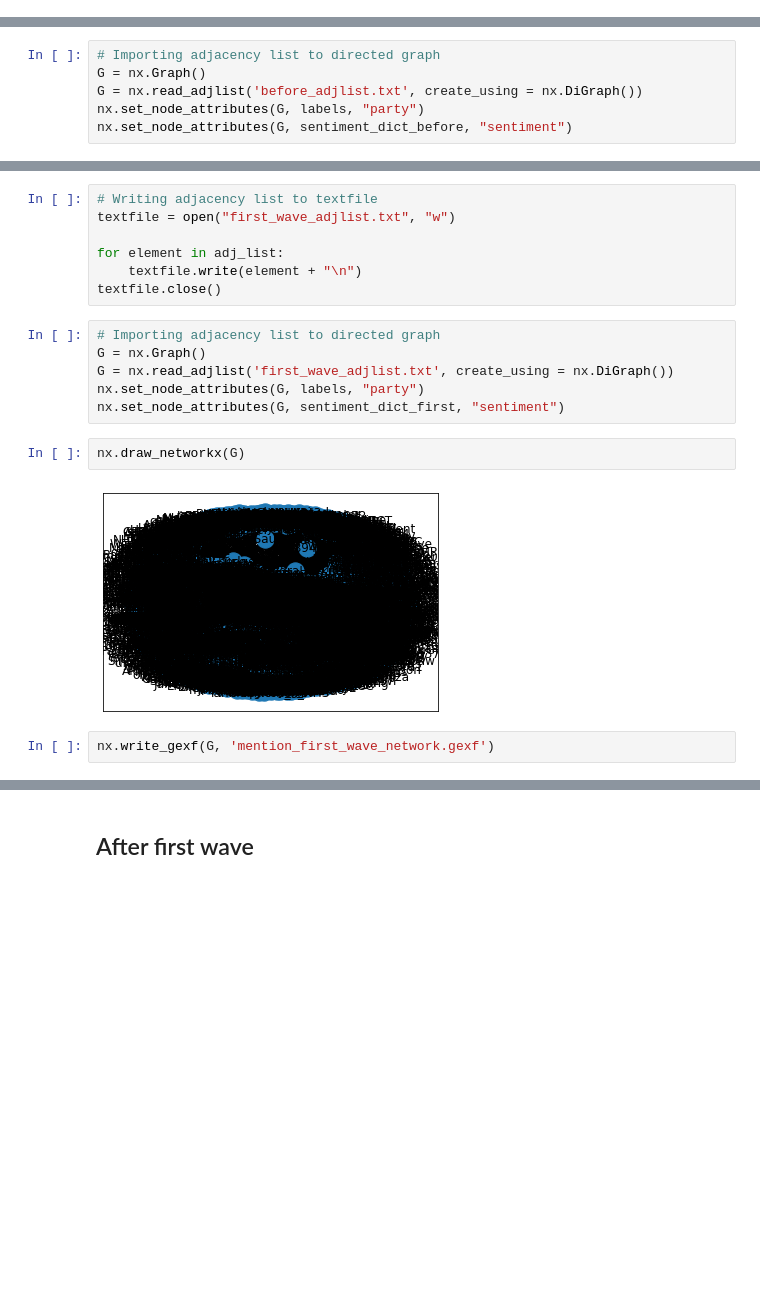
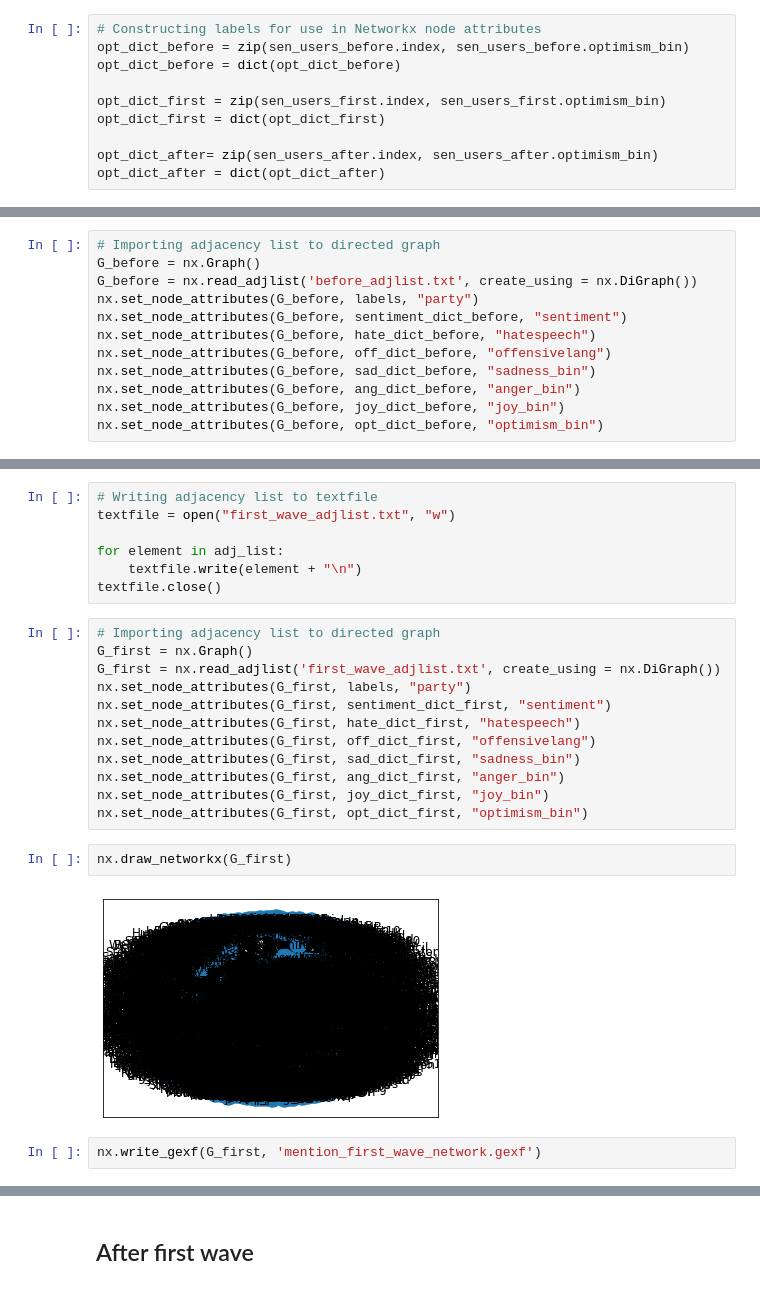
Before and after one commit to Iseratho/sicss-idea-6, a Jupyter notebook: graphs/Network generations.ipynb, the cells around one changed output, grey strips where cells are left out. Saved outputs shown, nothing was run; the diff lists cells and outputs as text; blank space fills up the shorter version.

```diff
--- a/graphs/Network generations.ipynb
+++ b/graphs/Network generations.ipynb
@@ -162,3 +201,13 @@ sentiment_dict_after = dict(sentiment_dict_after)
+# %%
+# Constructing labels for use in Networkx node attributes
+opt_dict_before = zip(sen_users_before.index, sen_users_before.optimism_bin)
+opt_dict_before = dict(opt_dict_before)
+
+opt_dict_first = zip(sen_users_first.index, sen_users_first.optimism_bin)
+opt_dict_first = dict(opt_dict_first)
+
+opt_dict_after= zip(sen_users_after.index, sen_users_after.optimism_bin)
+opt_dict_after = dict(opt_dict_after)
 # %% [markdown]
 # Generating mention networks
 
@@ -186,8 +235,14 @@ for element in adj_list:
 textfile.close()
 # %%
 # Importing adjacency list to directed graph
-G = nx.Graph()
-G = nx.read_adjlist('before_adjlist.txt', create_using = nx.DiGraph())
-nx.set_node_attributes(G, labels, "party")
-nx.set_node_attributes(G, sentiment_dict_before, "sentiment")
+G_before = nx.Graph()
+G_before = nx.read_adjlist('before_adjlist.txt', create_using = nx.DiGraph())
+nx.set_node_attributes(G_before, labels, "party")
+nx.set_node_attributes(G_before, sentiment_dict_before, "sentiment")
+nx.set_node_attributes(G_before, hate_dict_before, "hatespeech")
+nx.set_node_attributes(G_before, off_dict_before, "offensivelang")
+nx.set_node_attributes(G_before, sad_dict_before, "sadness_bin")
+nx.set_node_attributes(G_before, ang_dict_before, "anger_bin")
+nx.set_node_attributes(G_before, joy_dict_before, "joy_bin")
+nx.set_node_attributes(G_before, opt_dict_before, "optimism_bin")
 # %%
@@ -220,13 +279,19 @@ for element in adj_list:
 textfile.close()
 # %%
 # Importing adjacency list to directed graph
-G = nx.Graph()
-G = nx.read_adjlist('first_wave_adjlist.txt', create_using = nx.DiGraph())
-nx.set_node_attributes(G, labels, "party")
-nx.set_node_attributes(G, sentiment_dict_first, "sentiment")
+G_first = nx.Graph()
+G_first = nx.read_adjlist('first_wave_adjlist.txt', create_using = nx.DiGraph())
+nx.set_node_attributes(G_first, labels, "party")
+nx.set_node_attributes(G_first, sentiment_dict_first, "sentiment")
+nx.set_node_attributes(G_first, hate_dict_first, "hatespeech")
+nx.set_node_attributes(G_first, off_dict_first, "offensivelang")
+nx.set_node_attributes(G_first, sad_dict_first, "sadness_bin")
+nx.set_node_attributes(G_first, ang_dict_first, "anger_bin")
+nx.set_node_attributes(G_first, joy_dict_first, "joy_bin")
+nx.set_node_attributes(G_first, opt_dict_first, "optimism_bin")
 # %%
-nx.draw_networkx(G)
+nx.draw_networkx(G_first)
 # %% [output]
-[figure, old version]
+[figure, new version]
 # %%
-nx.write_gexf(G, 'mention_first_wave_network.gexf')
+nx.write_gexf(G_first, 'mention_first_wave_network.gexf')
```
Also changed, not shown: parts of 33 cells of this notebook, 18 other files.
